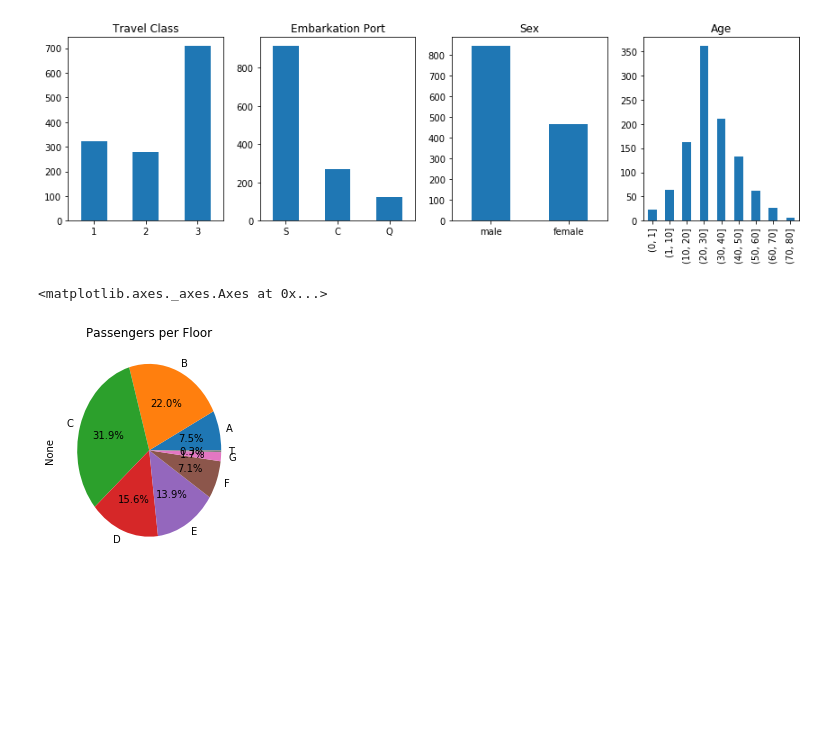
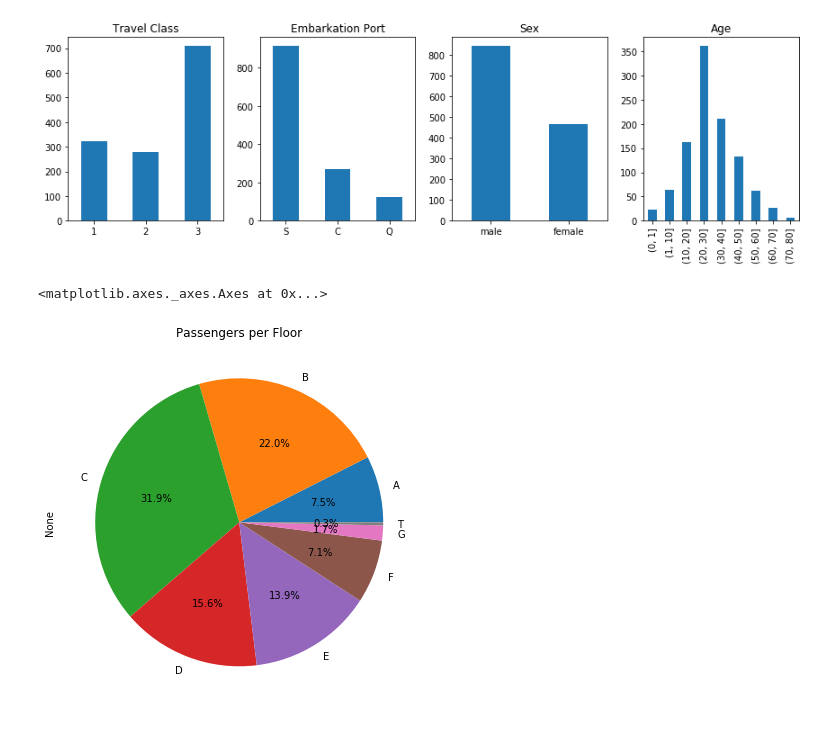
Before and after one commit to pmichele/ADA-Group, a Jupyter notebook: Michele/01 - Pandas and Data Wrangling/Homework 1.ipynb, the cells around one changed output. Cells and saved outputs as stored; diff of their text form; code cells hidden in the pictures; blank space fills up the shorter version.

Commit message:
Reshaped pie chart

```diff
--- a/Michele/01 - Pandas and Data Wrangling/Homework 1.ipynb
+++ b/Michele/01 - Pandas and Data Wrangling/Homework 1.ipynb
@@ -304,14 +304,14 @@ Populating the interactive namespace from numpy and matplotlib
 # %%
 # Question 3
 # The starting letter of the cabin is the floor.
 # Cabins with more than one letter such as "F G63"
 # are considered correct (Source: "https://www.encyclopedia-titanica.org/").
 
 df['floor'] = df['cabin'].map(lambda x: x[0])
-fig = plt.figure(figsize=(5,3))
+fig = plt.figure(figsize=(10,5))
 ax = fig.add_axes((0,0,.5,1))
 p_per_floor = df.groupby(['floor']).size().drop("U")
 p_per_floor.plot(kind='pie', ax=ax, title="Passengers per Floor",  autopct='%1.1f%%')
 # %% [output]
 <matplotlib.axes._axes.Axes at 0x...>
-[figure, old version]
+[figure, new version]
```
